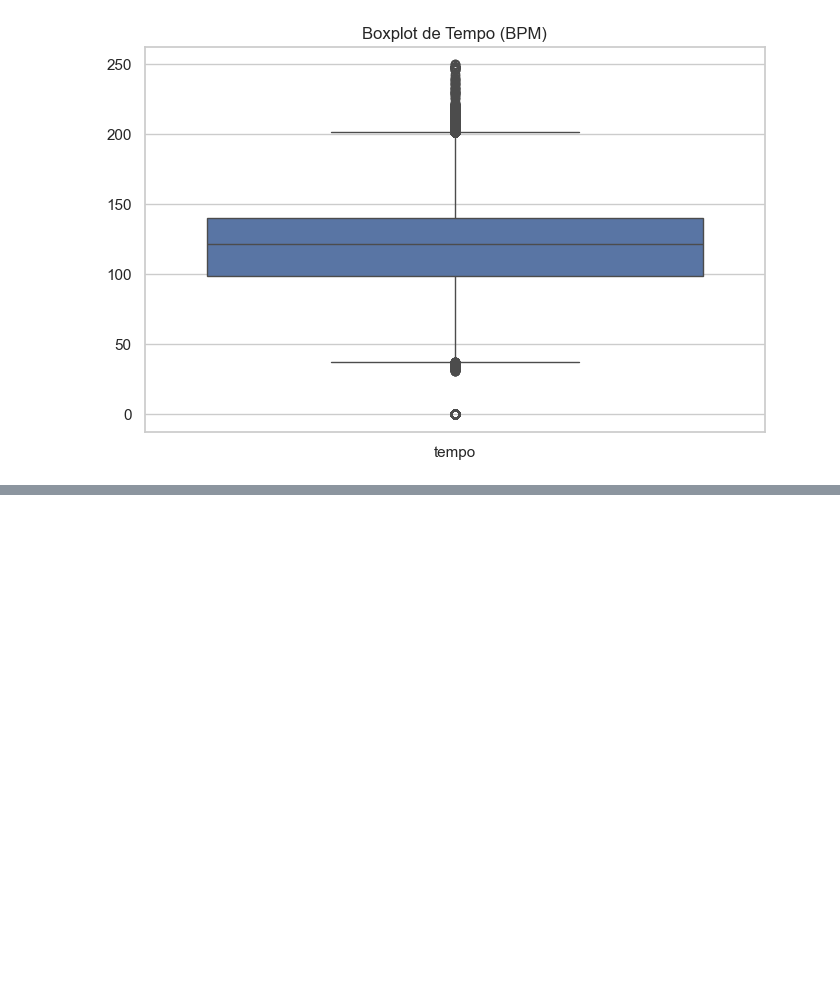
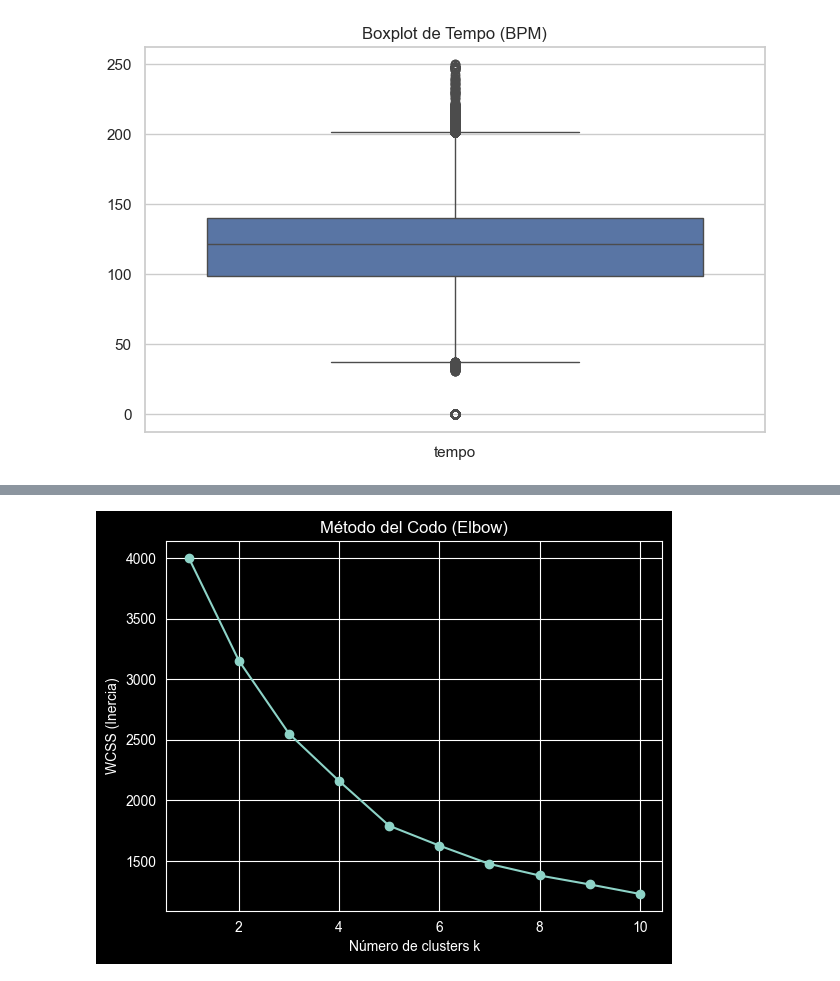
Before and after one commit to hfernandezp-dev/Proyecto_de_big_data_e_inteligencia_artificial, a Jupyter notebook: src/Notebook/EDA.ipynb, the cells around one changed output, grey strips where cells are left out. Drawn from its saved outputs; the diff is of its cells as text; code cells hidden in the pictures; blank space fills up the shorter version.

```diff
--- a/src/Notebook/EDA.ipynb
+++ b/src/Notebook/EDA.ipynb
@@ -90,3 +90,15 @@ plt.show()
 [figure]
 [figure]
 [figure]
+# %%
+import matplotlib.pyplot as plt
+from sklearn.cluster import KMeans
+import numpy as np
+import pandas as pd
+X_train = pd.read_parquet('datasets/X_train.parquet')
+COLS_TEXTO = ['artist_name', 'track_name', 'track_id', 'genre']
+cols_a_eliminar = [c for c in COLS_TEXTO if c in X_train.columns]
+X_train.drop(columns=cols_a_eliminar, inplace=True)
+clust_feats = ['instrumentalness', 'speechiness', 'danceability', 'valence', 'tempo']
+X = X_train[clust_feats]
+X.head()
@@ -92,0 +112,25 @@ plt.show()
+# %%
+from sklearn.preprocessing import StandardScaler
+
+scaler = StandardScaler()
+X_scaled = scaler.fit_transform(X)
+# %%
+import matplotlib.pyplot as plt
+from sklearn.cluster import KMeans
+
+wcss = []
+K = range(1, 11)
+
+for k in K:
+    kmeans = KMeans(n_clusters=k, random_state=42, n_init=10)
+    kmeans.fit(X_scaled)
+    wcss.append(kmeans.inertia_)
+
+plt.plot(K, wcss, marker='o')
+plt.title("Método del Codo (Elbow)")
+plt.xlabel("Número de clusters k")
+plt.ylabel("WCSS (Inercia)")
+plt.grid(True)
+plt.show()
+# %% [output]
+[figure, added]
```
Also changed, not shown: parts of 1 cell of this notebook, 8 other files.
